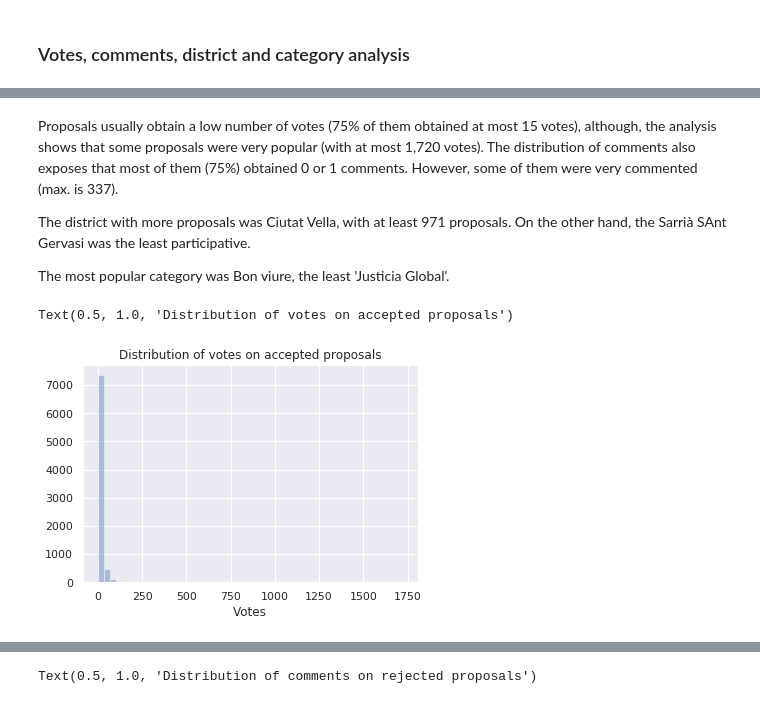
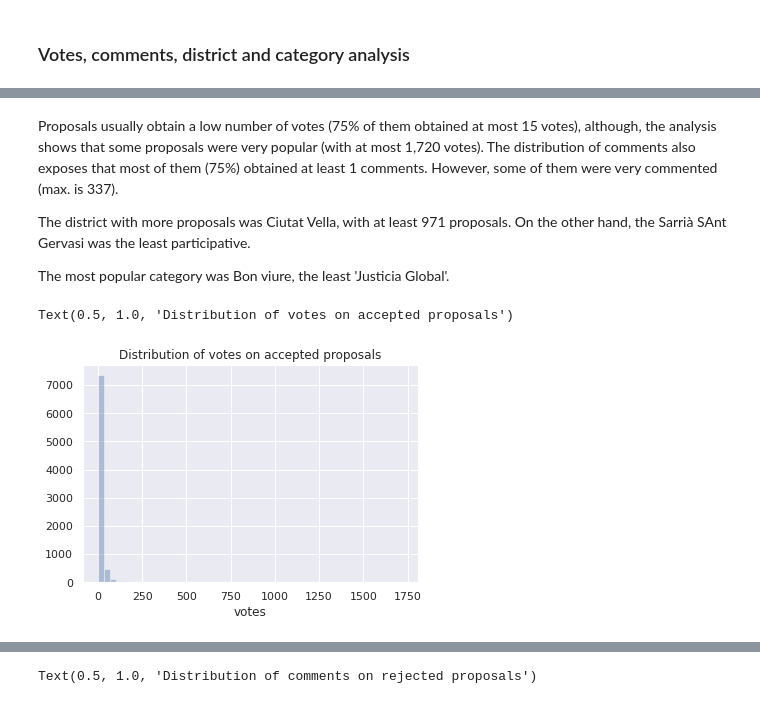
Before and after one commit to anavaldi/auditing_pam, a Jupyter notebook: src/0_descriptive_analytics.ipynb, the cells around one changed output, grey strips where cells are left out. Saved outputs shown, nothing was run; the diff lists cells and outputs as text; code cells hidden in the pictures.

```diff
--- a/src/0_descriptive_analytics.ipynb
+++ b/src/0_descriptive_analytics.ipynb
@@ -174,6 +172,6 @@ null    19
 Name: votes, dtype: int64
 # %% [markdown]
-Proposals usually obtain a low number of votes (75% of them obtained at most 15 votes), although, the analysis shows that some proposals were very popular (with at most 1,720 votes). The distribution of comments also exposes that most of them (75%) obtained 0 or 1 comments. However, some of them were very commented (max. is 337).
+Proposals usually obtain a low number of votes (75% of them obtained at most 15 votes), although, the analysis shows that some proposals were very popular (with at most 1,720 votes). The distribution of comments also exposes that most of them (75%) obtained at least 1 comments. However, some of them were very commented (max. is 337).
 
 The district with more proposals was Ciutat Vella, with at least 971 proposals. On the other hand, the Sarrià SAnt Gervasi was the least participative.
 
@@ -181,12 +179,12 @@ The most popular category was Bon viure, the least 'Justicia Global'.
 # %%
 # Distribution of votes on accepted proposals
 sns.distplot(df_aux.loc[(df_aux['status']=='accepted'),
             'votes'], color='b', kde=False, label = "accepted")
-plt.xlabel('Votes')
+plt.xlabel('votes')
 plt.title('Distribution of votes on accepted proposals')
 # %% [output]
 Text(0.5, 1.0, 'Distribution of votes on accepted proposals')
-[figure, old version]
+[figure, new version]
 # %%
 # Distribution of votes on rejected proposals
 sns.distplot(df_aux.loc[(df_aux['status']=='rejected'),
```
Also changed, not shown: parts of 11 cells of this notebook, 4 other files.
